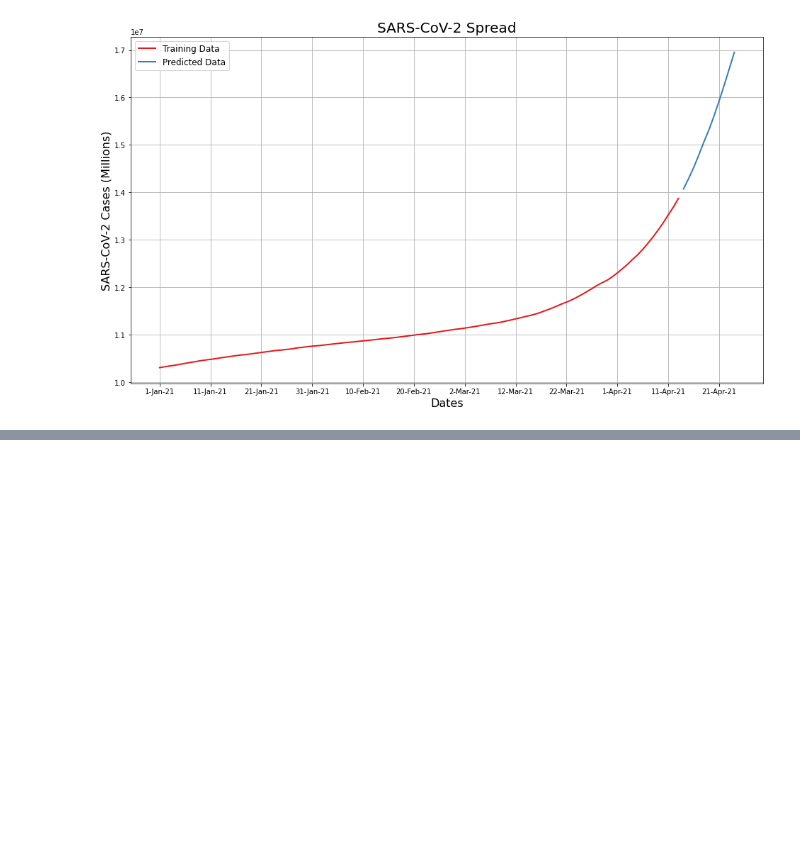
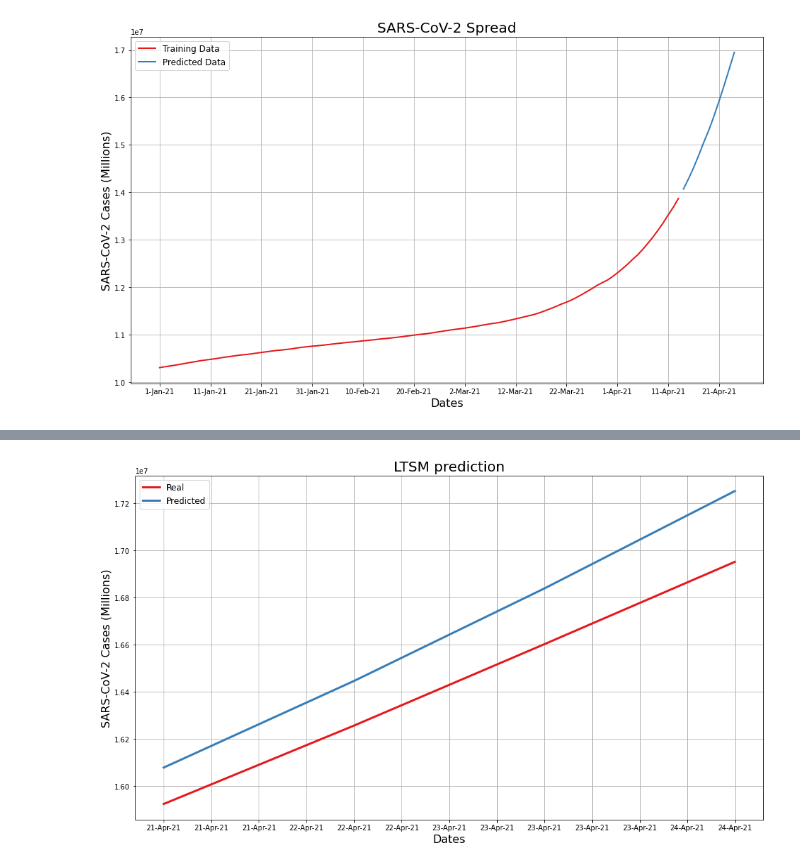
Before and after one commit to saibalghosh/India_Sars2_Predictor, a Jupyter notebook: predictor.ipynb, the cells around one changed output, grey strips where cells are left out. Saved outputs shown, nothing was run; the diff lists cells and outputs as text; code cells hidden in the pictures; blank space fills up the shorter version.

Commit message:
Added LTSM prediction

```diff
--- a/predictor.ipynb
+++ b/predictor.ipynb
@@ -45,0 +92,20 @@ line_plot(train[target_col], test[target_col], 'Training Data', 'Predicted Data'
+# %%
+np.random.seed(42)
+
+# data params
+window_len = 7
+test_size = 0.1
+zero_base = True
+
+# model params
+lstm_neurons = 20
+epochs = 50
+batch_size = 2
+loss = 'mae'
+dropout = 0.25
+optimizer = 'adam'
+# %%
+train, test, X_train, X_test, y_train, y_test = prepare_data(histogram, target_col, window_len=window_len, zero_base=zero_base, test_size=test_size)
+# %%
+model = build_lstm_model(X_train, output_size=1, neurons=lstm_neurons, dropout=dropout, loss=loss, optimizer=optimizer)
+history = model.fit(X_train, y_train, epochs=epochs, batch_size=batch_size, verbose=1, shuffle=True)
@@ -45,0 +130,10 @@ line_plot(train[target_col], test[target_col], 'Training Data', 'Predicted Data'
+# %%
+targets = test[target_col][window_len:]
+preds = model.predict(X_test).squeeze()
+# %%
+preds = test[target_col].values[:-window_len] * (preds + 1)
+preds = pd.Series(index=targets.index, data=preds)
+
+line_plot(targets, preds, 'Real', 'Predicted', lw=3, title='LTSM prediction')
+# %% [output]
+[figure, added]
```
Also changed, not shown: parts of 7 cells of this notebook.
